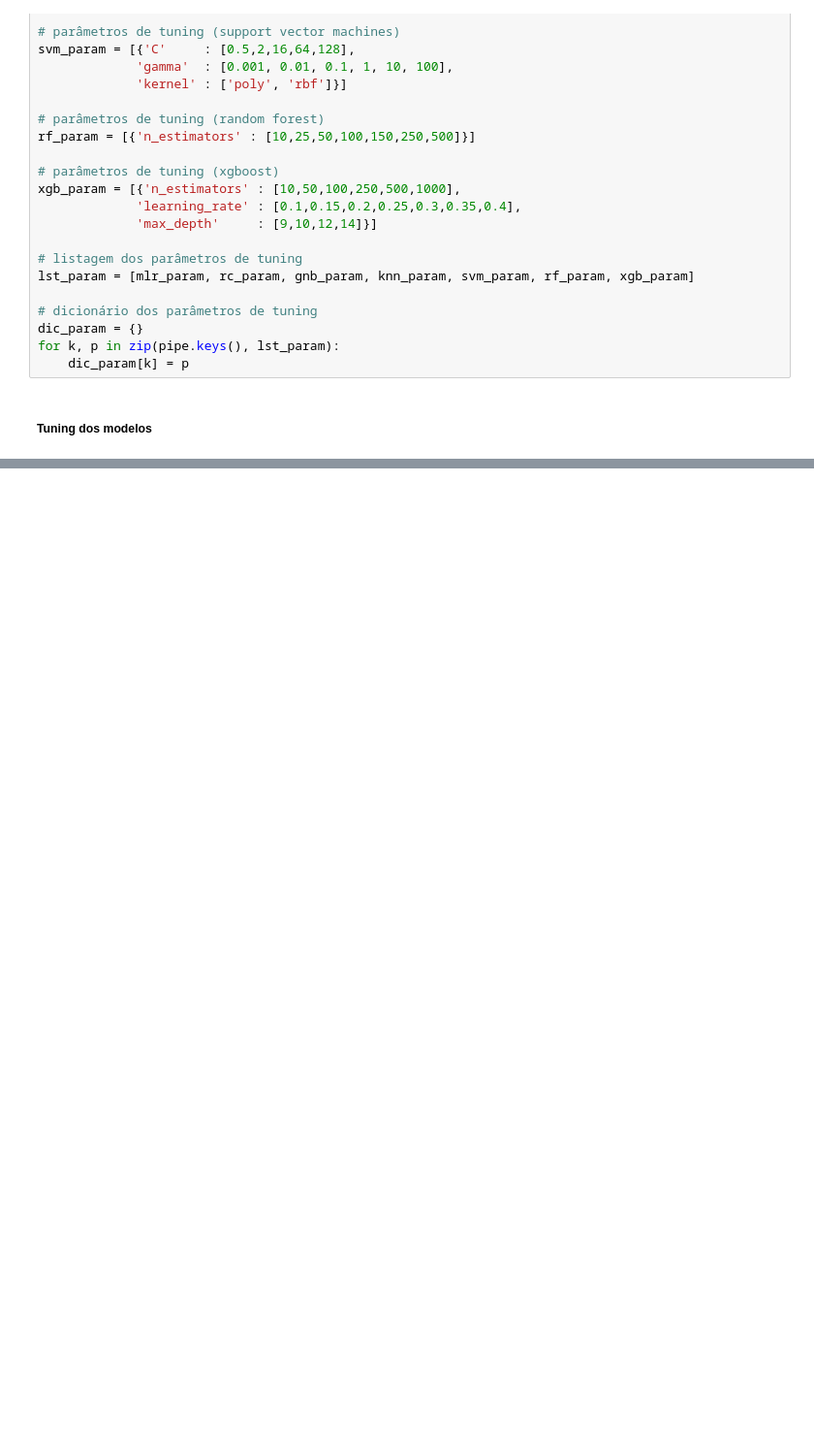
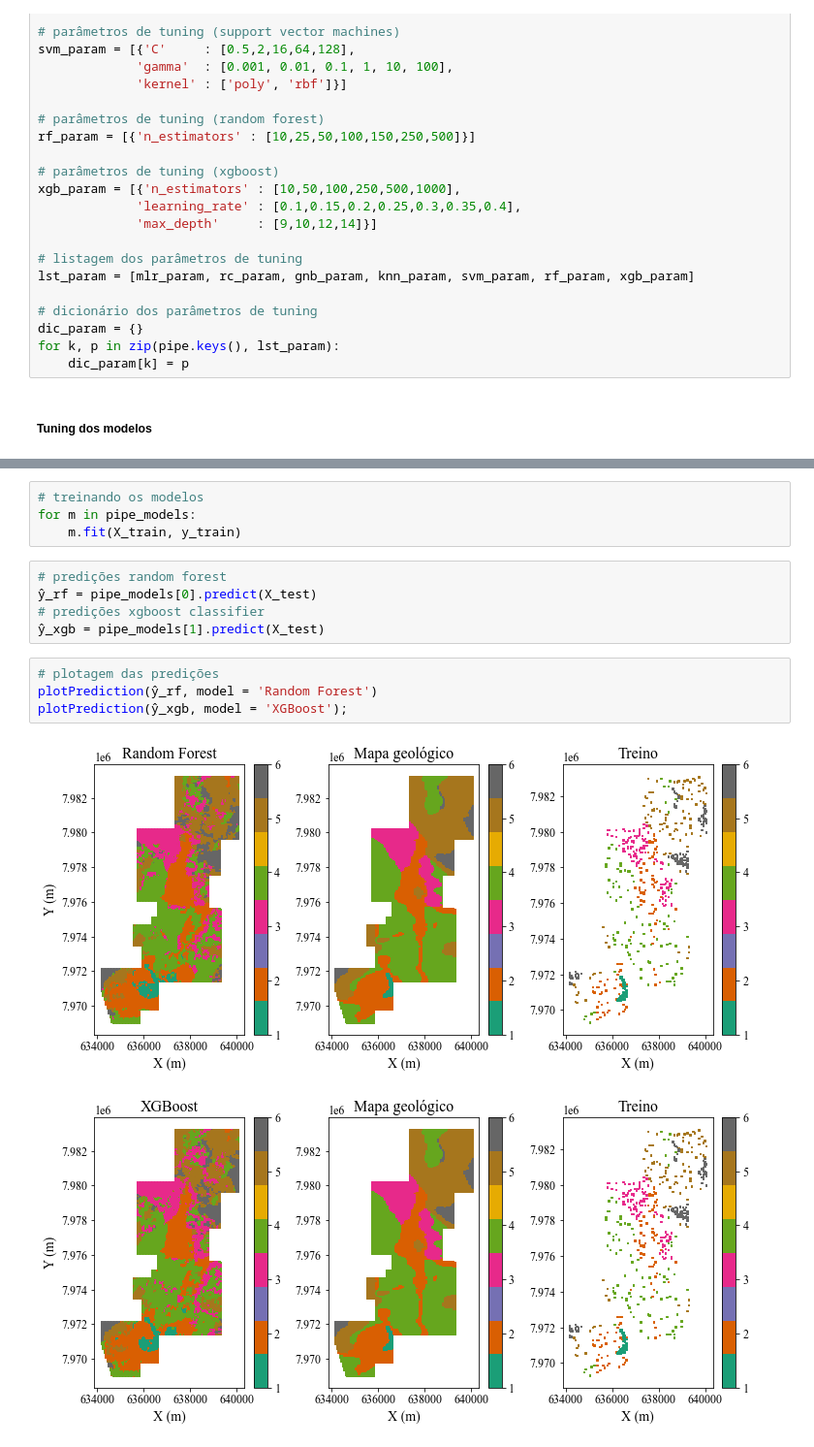
Before and after one commit to fnaghetini/Mapa-Preditivo, a Jupyter notebook: notebook2.ipynb, the cells around one changed output, grey strips where cells are left out. Shown at 97% size. Saved outputs shown, nothing was run; the diff lists cells and outputs as text; blank space fills up the shorter version.

```diff
--- a/notebook2.ipynb
+++ b/notebook2.ipynb
@@ -869,0 +877,16 @@ f1_weighted = 0.723
+# %%
+# treinando os modelos
+for m in pipe_models:
+    m.fit(X_train, y_train)
+# %%
+# predições random forest
+ŷ_rf = pipe_models[0].predict(X_test)
+# predições xgboost classifier
+ŷ_xgb = pipe_models[1].predict(X_test)
+# %%
+# plotagem das predições
+plotPrediction(ŷ_rf, model = 'Random Forest')
+plotPrediction(ŷ_xgb, model = 'XGBoost');
+# %% [output]
+[figure, added]
+[figure, added]
```
Also changed, not shown: parts of 10 cells of this notebook.
